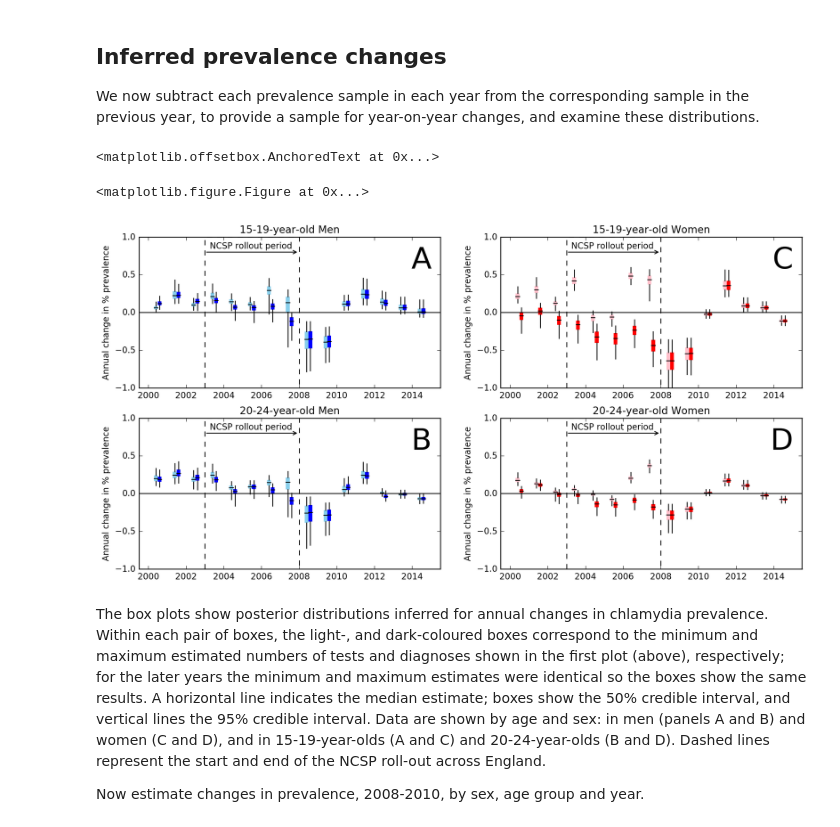
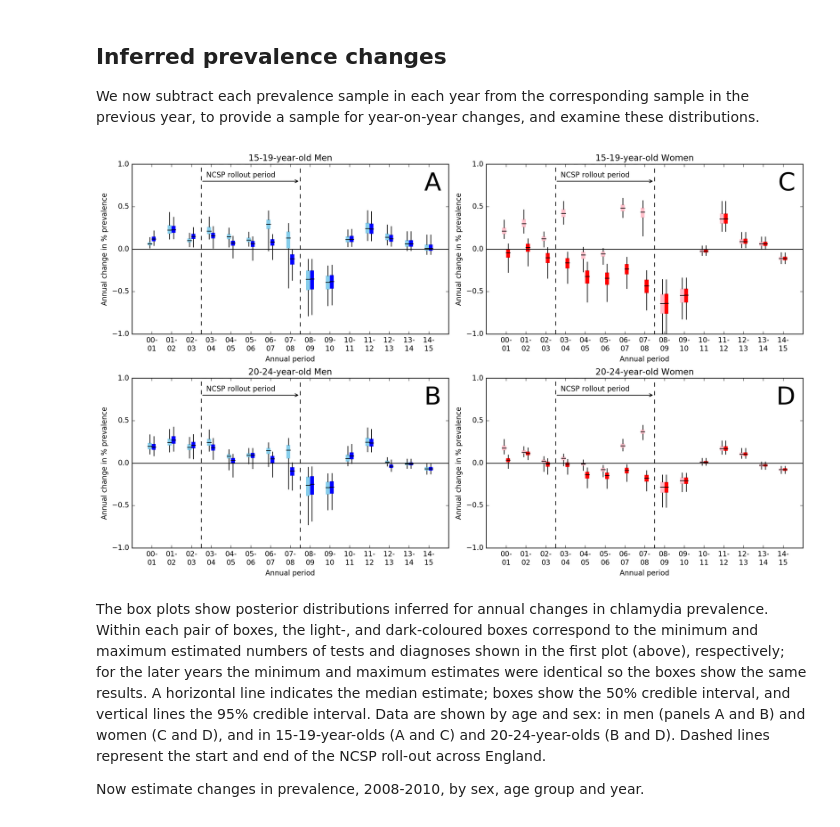
Before and after one commit to joanna-lewis/ct_trends, a Jupyter notebook: ct_trends.ipynb, the cells around one changed output. Saved outputs shown, nothing was run; the diff lists cells and outputs as text; code cells hidden in the pictures.

Commit message:
New x-axis labels for Figure 2.

```diff
--- a/ct_trends.ipynb
+++ b/ct_trends.ipynb
@@ -683,10 +683,10 @@ prev_f_max_diff_2 = prev_f_max[1:,:,:] - prev_f_max[:15,:,:]
 # %%
 # ...and plot
 
-fig = plt.figure(figsize = (14, 7))
+xlabs = ['00-\n01','01-\n02','02-\n03','03-\n04','04-\n05','05-\n06','06-\n07','07-\n08','08-\n09','09-\n10','10-\n11','11-\n12','12-\n13','13-\n14','14-\n15']
+
+fig = plt.figure(figsize = (14, 8.5))
 plt.rc("savefig", dpi=200) # set resolution
-
-fig = plt.figure(figsize = (14, 7))
 
 # Men, 15-19 years
 ax1 = fig.add_subplot(221)
@@ -704,9 +704,12 @@ ax1.boxplot(100.0*transpose(prev_m_max_diff_2[:,0,:]), positions=array(range(200
             patch_artist = True, sym='.', widths=0.2)
 ax1.set_xlim([1999.5,2015.5])
 ax1.set_ylim([-1,1])
-ax1.set_xticks(range(2000,2016,2))
-ax1.set_xticklabels(range(2000,2016,2))
+#ax1.set_xticks(range(2000,2016,2))
+ax1.set_xticks(0.5 + array(range(2000,2015)))
+#ax1.set_xticklabels(range(2000,2016,2))
+ax1.set_xticklabels(xlabs)
 ax1.set_title('15-19-year-old Men')
+ax1.set_xlabel('Annual period')
 ax1.set_ylabel('Annual change in % prevalence')
 ax1.plot([2003,2003,2008,2008],[-1,1,1,-1],'--k')
 ax1.plot([1999,2017],[0,0],'k')
@@ -732,9 +735,12 @@ ax2.boxplot(100.0*transpose(prev_f_max_diff_2[:,0,:]), positions=array(range(200
             patch_artist = True, sym='.', widths=0.2)
 ax2.set_xlim([1999.5,2015.5])
 ax2.set_ylim([-1,1])
-ax2.set_xticks(range(2000,2016,2))
-ax2.set_xticklabels(range(2000,2016,2))
+#ax2.set_xticks(range(2000,2016,2))
+ax2.set_xticks(0.5 + array(range(2000,2015)))
+#ax2.set_xticklabels(range(2000,2016,2))
+ax2.set_xticklabels(xlabs)
 ax2.set_title('15-19-year-old Women')
+ax2.set_xlabel('Annual period')
 ax2.set_ylabel('Annual change in % prevalence')
 ax2.plot([2003,2003,2008,2008],[-1,1,1,-1],'--k')
 ax2.plot([1999,2017],[0,0],'k')
@@ -760,9 +766,12 @@ ax3.boxplot(100*transpose(prev_m_max_diff_2[:,1,:]), positions=array(range(2001,
             patch_artist = True, sym='.', widths=0.2)
 ax3.set_xlim([1999.5,2015.5])
 ax3.set_ylim([-1,1])
-ax3.set_xticks(range(2000,2016,2))
-ax3.set_xticklabels(range(2000,2016,2))
+#ax3.set_xticks(range(2000,2016,2))
+ax3.set_xticks(0.5 + array(range(2000,2015)))
+#ax3.set_xticklabels(range(2000,2016,2))
+ax3.set_xticklabels(xlabs)
 ax3.set_title('20-24-year-old Men')
+ax3.set_xlabel('Annual period')
 ax3.set_ylabel('Annual change in % prevalence')
 ax3.plot([2003,2003,2008,2008],[-1,1,1,-1],'--k')
 ax3.plot([1999,2017],[0,0],'k')
@@ -771,38 +780,41 @@ ax3.annotate("", xy=(2003, 0.8), xycoords='data', xytext=(2008, 0.8), textcoords
 ax3.text(2003.25, 0.85, 'NCSP rollout period')
 at = AnchoredText("B", prop=dict(size=35), pad=0.3, borderpad=0, loc=1, frameon=False)
 ax3.add_artist(at)
 
 # Women, 20-24 years
 ax4 = fig.add_subplot(224)
 ax4.boxplot(100.0*transpose(prev_f_min_diff_2[:,1,:]), positions=array(range(2001,2016)) - 0.6,
             whis = [2.5, 97.5], showfliers=False, showcaps=False,
             boxprops = {'ec':'None', 'fc':'pink'},
             whiskerprops = {'linestyle':'-','color':'k'},
             medianprops = {'linestyle':'-','color':'k'},
             patch_artist = True, sym='.', widths=0.2)
 ax4.boxplot(100.0*transpose(prev_f_max_diff_2[:,1,:]), positions=array(range(2001,2016)) - 0.4,
             whis = [2.5, 97.5], showfliers=False, showcaps=False,
             boxprops = {'ec':'None', 'fc':'red'},
             whiskerprops = {'linestyle':'-','color':'k'},
             medianprops = {'linestyle':'-','color':'k'},
             patch_artist = True, sym='.', widths=0.2)
 ax4.set_xlim([1999.5,2015.5])
 ax4.set_ylim([-1,1])
-ax4.set_xticks(range(2000,2016,2))
-ax4.set_xticklabels(range(2000,2016,2))
+#ax4.set_xticks(range(2000,2016,2))
+ax4.set_xticks(0.5 + array(range(2000,2015)))
+#ax4.set_xticklabels(range(2000,2016,2))
+ax4.set_xticklabels(xlabs)
 ax4.set_title('20-24-year-old Women')
+ax4.set_xlabel('Annual period')
 ax4.set_ylabel('Annual change in % prevalence')
 ax4.plot([2003,2003,2008,2008],[-1,1,1,-1],'--k')
 ax4.plot([1999,2017],[0,0],'k')
 ax4.annotate("", xy=(2003, 0.8), xycoords='data', xytext=(2008, 0.8), textcoords='data',
              arrowprops=dict(arrowstyle="<-", connectionstyle="arc3"))
 ax4.text(2003.25, 0.85, 'NCSP rollout period')
 at = AnchoredText("D", prop=dict(size=35), pad=0.3, borderpad=0, loc=1, frameon=False)
 ax4.add_artist(at)
+
+plt.tight_layout()
 # %% [output]
-<matplotlib.offsetbox.AnchoredText at 0x...>
-<matplotlib.figure.Figure at 0x...>
-[figure, old version]
+[figure, new version]
 # %%
 fig.savefig('fig2.eps')
 # %% [markdown]
```
Also changed, not shown: 1 other file.
